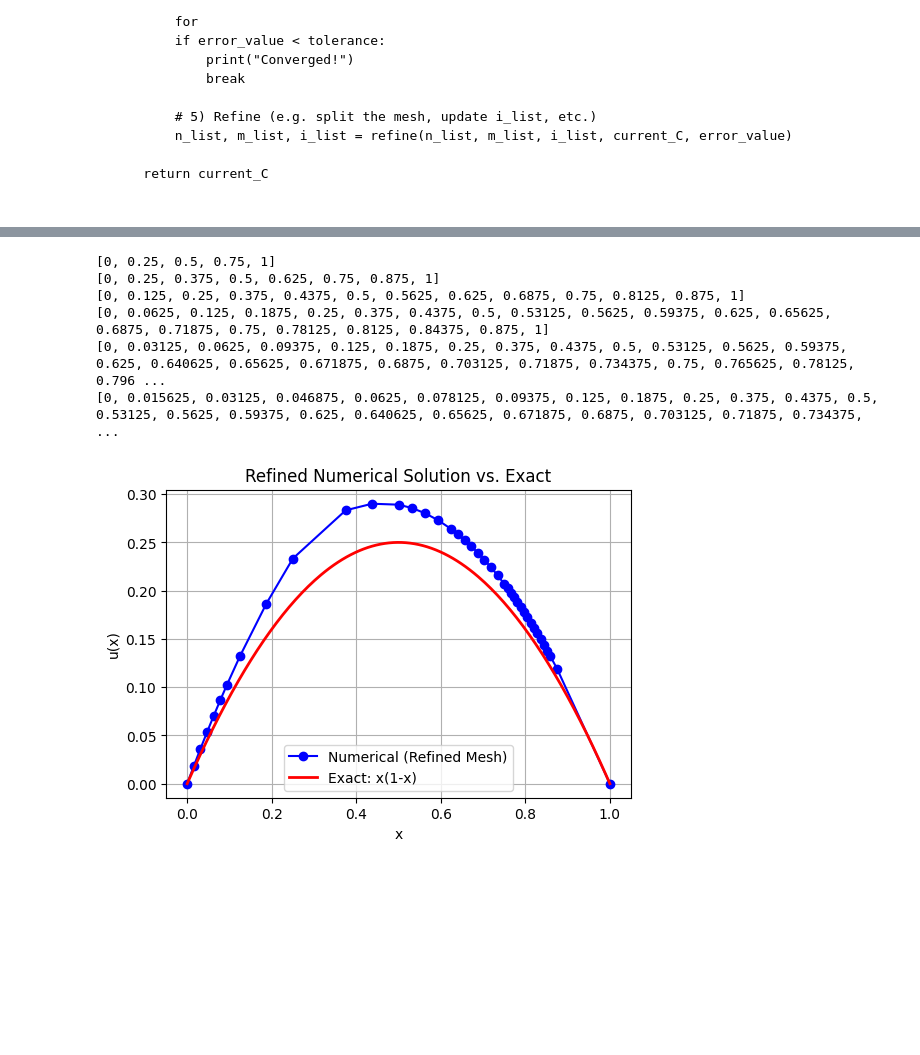
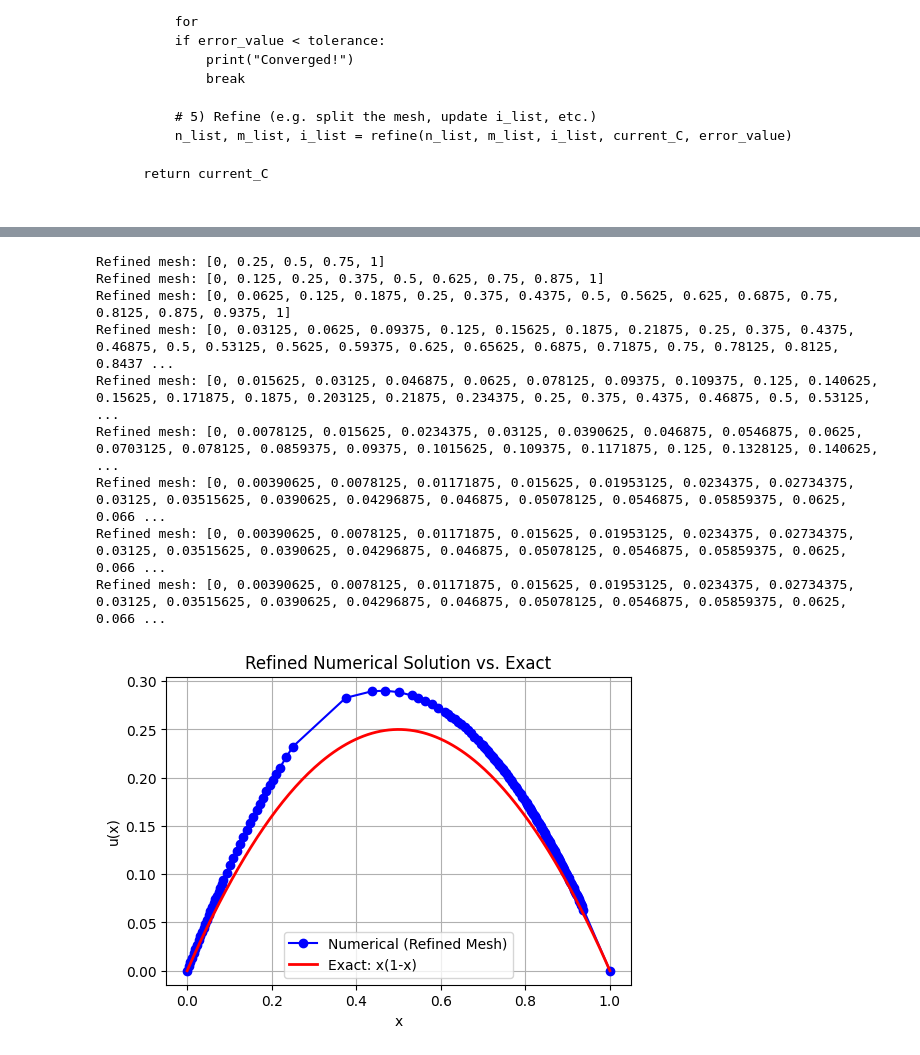
Before and after one commit to weiyuanoh/FYP, a Jupyter notebook: Problem 4.ipynb, the cells around one changed output, grey strips where cells are left out. Drawn from its saved outputs; the diff is of its cells as text; code cells hidden in the pictures; blank space fills up the shorter version.

```diff
--- a/Problem 4.ipynb
+++ b/Problem 4.ipynb
@@ -610,7 +749,7 @@ def solve_scF_once(n_list, m_list, mesh):
     S = S_in_jm(matrixS1_Amn, matrixS0_delta) # S = matrixS0_delta + matrixS1_Amn
 
     # 2) Build the right-hand side vector F
-    Fvec = build_force_vector(num_nodes=len(mesh), xlist = mesh, f = f)
+    Fvec = build_force_vector2(num_nodes=len(mesh), xlist = mesh, f = f)
 
     # 3) Solve S*C = F for C
     C_sol = C(S, Fvec)  # calls your function C(...) which does: S_inv = S.inv(); C = S_inv*F
@@ -677,28 +816,41 @@ def refinement_loop(epsilon):
     """
     mesh = [0, 0.5, 1]
 
+    # Keep track of (mesh, energy_norm) in each iteration
+    enorm_history = []
+    iteration_index = 0
     while True:
         # Solve for c_sol on the current mesh
-        c_sol = solve_scF_once(n_list=n, m_list=m, mesh=mesh)[0]
-        f_sol = solve_scF_once(n_list=n, m_list=m, mesh=mesh)[1]
+        c_sol, f_sol = solve_scF_once(n_list=n, m_list=m, mesh=mesh)
+
+        # Convert solution to nodal representation
         nodal = assemble_nodal_values(c_sol)
-        # Compute the elementwise errors (list of length = #elements in 'mesh')
-        errors = sum_of_error_list(mesh= mesh, nodal = nodal)
+
+        # Estimate the elementwise errors
+        errors = sum_of_error_list(mesh=mesh, nodal=nodal)
 
         # Mark which elements to refine
-        elements_to_refine = element_selection(mesh= mesh, errors= errors, epsilon= epsilon)
+        elements_to_refine = element_selection(mesh=mesh, errors=errors, epsilon=epsilon)
+        # elements_to_refine = element_selection_heap(errors, theta=0.8)
 
+
+        # For logging: compute the “approximation” and an “energy norm”
+        approximation = approx_new(c=c_sol, F=f_sol)
+        enorm = energy_norm(approximation)
+
+        # Record in the history: current mesh + energy norm
+        # (Or just record iteration index + norm, up to you.)
+        enorm_history.append((iteration_index, enorm))
+
+        # If no elements exceed threshold => done
         if not elements_to_refine:
-            # No elements exceed threshold => we are done
             break
 
-        # Otherwise, refine those elements
+        # Otherwise refine
         mesh = element_refinement(mesh, elements_to_refine)
-        print(mesh)
+        iteration_index += 1
+        print("Refined mesh:", mesh)
 
-    # after the loop, final solution is c_sol on the final mesh
-    approximation = approx_new(c = c_sol, F = f_sol)
-    enorm = energy_norm(approximation)
-    return mesh, c_sol, enorm
-
-refinement_loop(epsilon=epsilon)
+    # After loop, final solution is c_sol on final mesh
+    # Return everything, including the entire history
+    return mesh, c_sol, enorm_history
@@ -733,7 +861,7 @@ import matplotlib.pyplot as plt
 # Suppose your refinement_loop(epsilon) returns:
 #   mesh, c_sol, enorm
 # and you run:
-mesh, c_sol, enorm = refinement_loop(epsilon=0.1)
+mesh, c_sol, enorm_history = refinement_loop(epsilon=0.03)
 
 # Then you have a function that returns the full nodal array from c_sol
 nodal = assemble_nodal_values(c_sol)  # length = len(mesh)
@@ -751,40 +879,43 @@ x_fine = np.linspace(0.0, 1.0, 200)
 u_exact = exact_solution(x_fine)
 
 plt.figure(figsize=(6,4))
 
 # 1) Plot the piecewise-linear solution
 plt.plot(
     x_nodal,
     u_nodal,
     marker='o',
     linestyle='-',
     color='blue',
     label='Numerical (Refined Mesh)'
 )
 
 # 2) Plot the exact solution as a smooth curve
 plt.plot(
     x_fine,
     u_exact,
     color='red',
     linewidth=2,
     label='Exact: x(1-x)'
 )
 
 plt.xlabel('x')
 plt.ylabel('u(x)')
 plt.title('Refined Numerical Solution vs. Exact')
 plt.grid(True)
 plt.legend()
 plt.show()
 # %% [output]
-[0, 0.25, 0.5, 0.75, 1]
-[0, 0.25, 0.375, 0.5, 0.625, 0.75, 0.875, 1]
-[0, 0.125, 0.25, 0.375, 0.4375, 0.5, 0.5625, 0.625, 0.6875, 0.75, 0.8125, 0.875, 1]
-[0, 0.0625, 0.125, 0.1875, 0.25, 0.375, 0.4375, 0.5, 0.53125, 0.5625, 0.59375, 0.625, 0.65625, 0.6875, 0.71875, 0.75, 0.78125, 0.8125, 0.84375, 0.875, 1]
-[0, 0.03125, 0.0625, 0.09375, 0.125, 0.1875, 0.25, 0.375, 0.4375, 0.5, 0.53125, 0.5625, 0.59375, 0.625, 0.640625, 0.65625, 0.671875, 0.6875, 0.703125, 0.71875, 0.734375, 0.75, 0.765625, 0.78125, 0.796 ...
-[0, 0.015625, 0.03125, 0.046875, 0.0625, 0.078125, 0.09375, 0.125, 0.1875, 0.25, 0.375, 0.4375, 0.5, 0.53125, 0.5625, 0.59375, 0.625, 0.640625, 0.65625, 0.671875, 0.6875, 0.703125, 0.71875, 0.734375,  ...
+Refined mesh: [0, 0.25, 0.5, 0.75, 1]
+Refined mesh: [0, 0.125, 0.25, 0.375, 0.5, 0.625, 0.75, 0.875, 1]
+Refined mesh: [0, 0.0625, 0.125, 0.1875, 0.25, 0.375, 0.4375, 0.5, 0.5625, 0.625, 0.6875, 0.75, 0.8125, 0.875, 0.9375, 1]
+Refined mesh: [0, 0.03125, 0.0625, 0.09375, 0.125, 0.15625, 0.1875, 0.21875, 0.25, 0.375, 0.4375, 0.46875, 0.5, 0.53125, 0.5625, 0.59375, 0.625, 0.65625, 0.6875, 0.71875, 0.75, 0.78125, 0.8125, 0.8437 ...
+Refined mesh: [0, 0.015625, 0.03125, 0.046875, 0.0625, 0.078125, 0.09375, 0.109375, 0.125, 0.140625, 0.15625, 0.171875, 0.1875, 0.203125, 0.21875, 0.234375, 0.25, 0.375, 0.4375, 0.46875, 0.5, 0.53125, ...
+Refined mesh: [0, 0.0078125, 0.015625, 0.0234375, 0.03125, 0.0390625, 0.046875, 0.0546875, 0.0625, 0.0703125, 0.078125, 0.0859375, 0.09375, 0.1015625, 0.109375, 0.1171875, 0.125, 0.1328125, 0.140625,  ...
+Refined mesh: [0, 0.00390625, 0.0078125, 0.01171875, 0.015625, 0.01953125, 0.0234375, 0.02734375, 0.03125, 0.03515625, 0.0390625, 0.04296875, 0.046875, 0.05078125, 0.0546875, 0.05859375, 0.0625, 0.066 ...
+Refined mesh: [0, 0.00390625, 0.0078125, 0.01171875, 0.015625, 0.01953125, 0.0234375, 0.02734375, 0.03125, 0.03515625, 0.0390625, 0.04296875, 0.046875, 0.05078125, 0.0546875, 0.05859375, 0.0625, 0.066 ...
+Refined mesh: [0, 0.00390625, 0.0078125, 0.01171875, 0.015625, 0.01953125, 0.0234375, 0.02734375, 0.03125, 0.03515625, 0.0390625, 0.04296875, 0.046875, 0.05078125, 0.0546875, 0.05859375, 0.0625, 0.066 ...
-[figure, old version]
+[figure, new version]
 # %%
 print(x_nodal)
 print(mesh)
```
Also changed, not shown: parts of 20 cells of this notebook, 1 other file.
